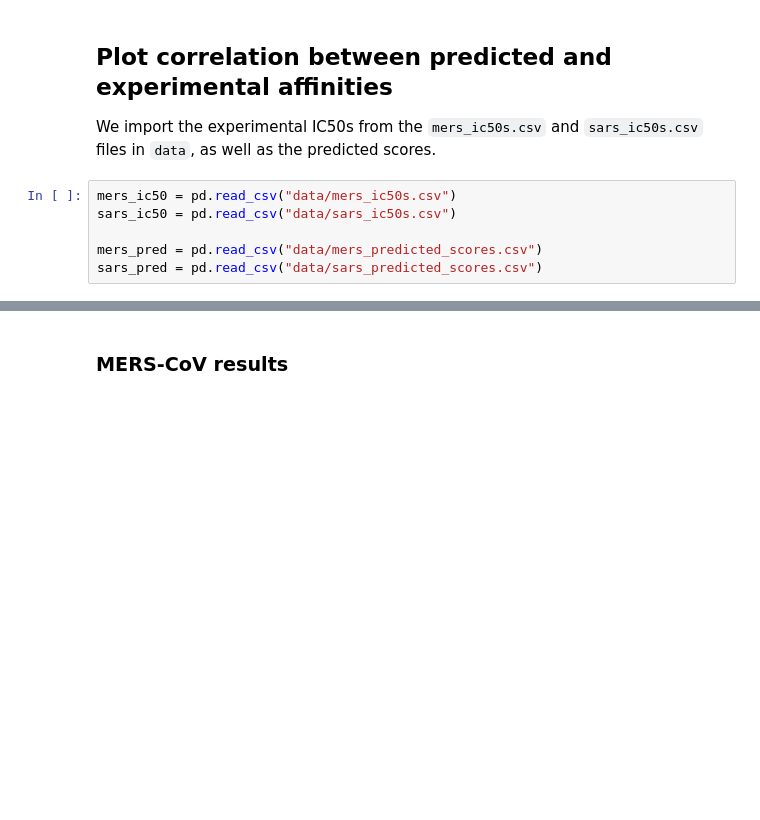
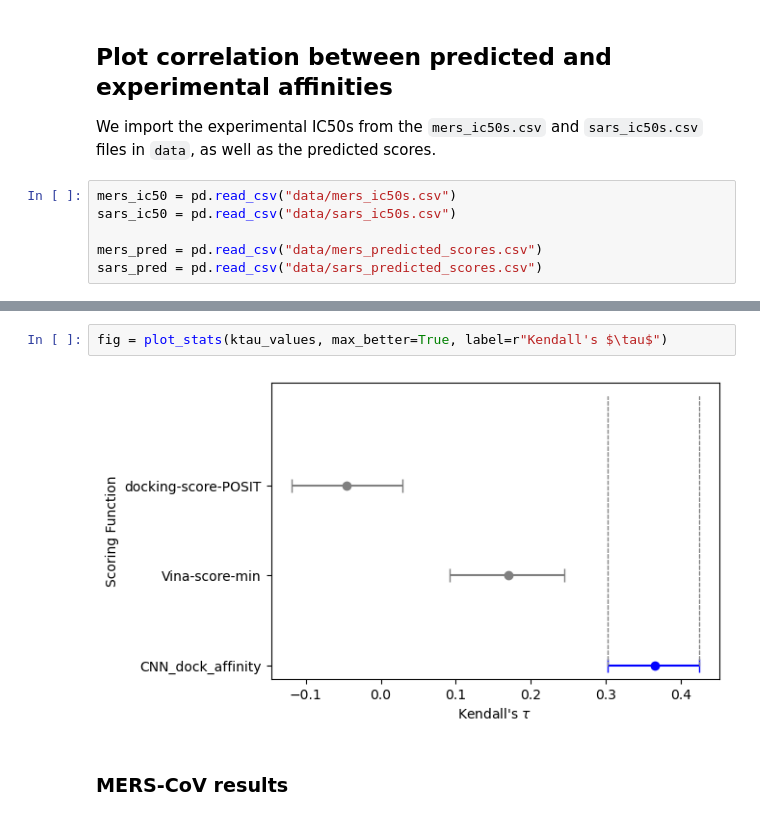
Before and after one commit to choderalab/broad-spectrum-asap-paper, a Jupyter notebook: score_sars_mers_val.ipynb, the cells around one changed output, grey strips where cells are left out. Cells and saved outputs as stored; diff of their text form; blank space fills up the shorter version.

```diff
--- a/score_sars_mers_val.ipynb
+++ b/score_sars_mers_val.ipynb
@@ -18,3 +157,7 @@ sars_pred = pd.read_csv("data/sars_predicted_scores.csv")
+# %%
+fig = plot_stats(ktau_values, max_better=True, label=r"Kendall's $\tau$")
+# %% [output]
+[figure, added]
 # %% [markdown]
 ### MERS-CoV results
 # %%
```
Also changed, not shown: parts of 9 cells of this notebook, 2 other files.
